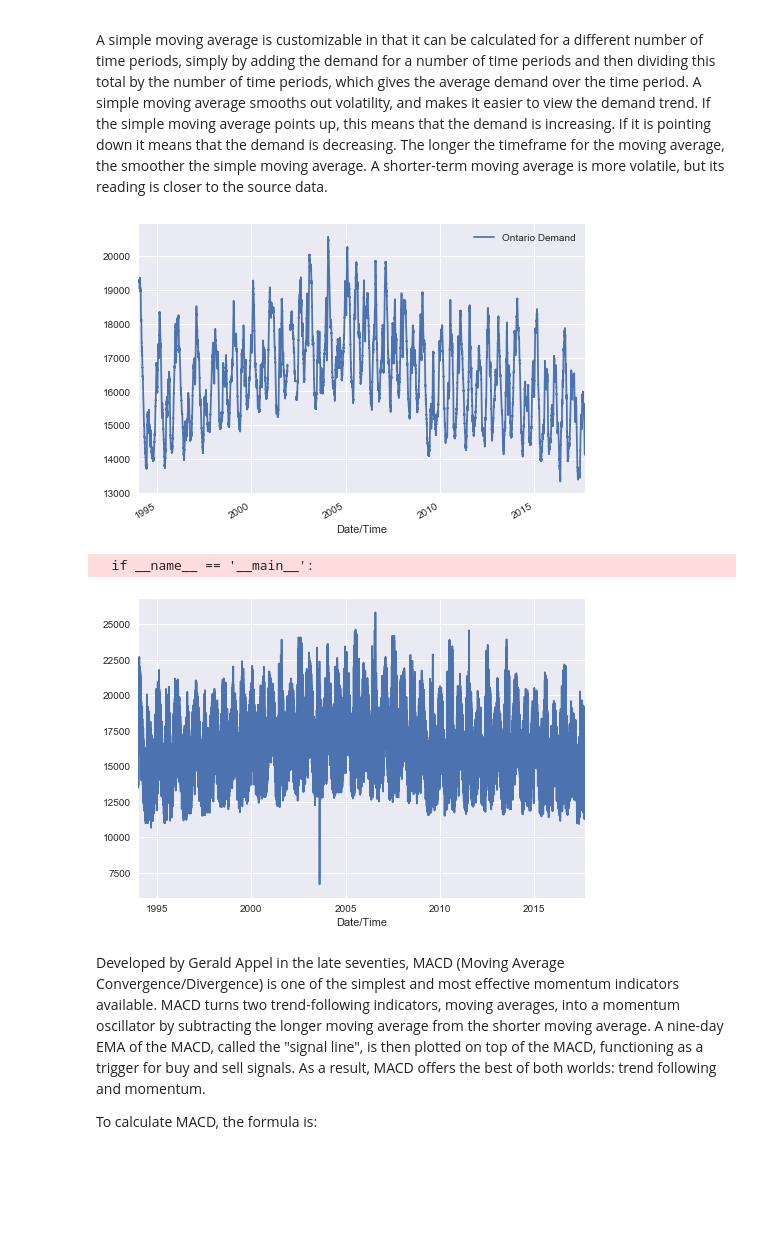
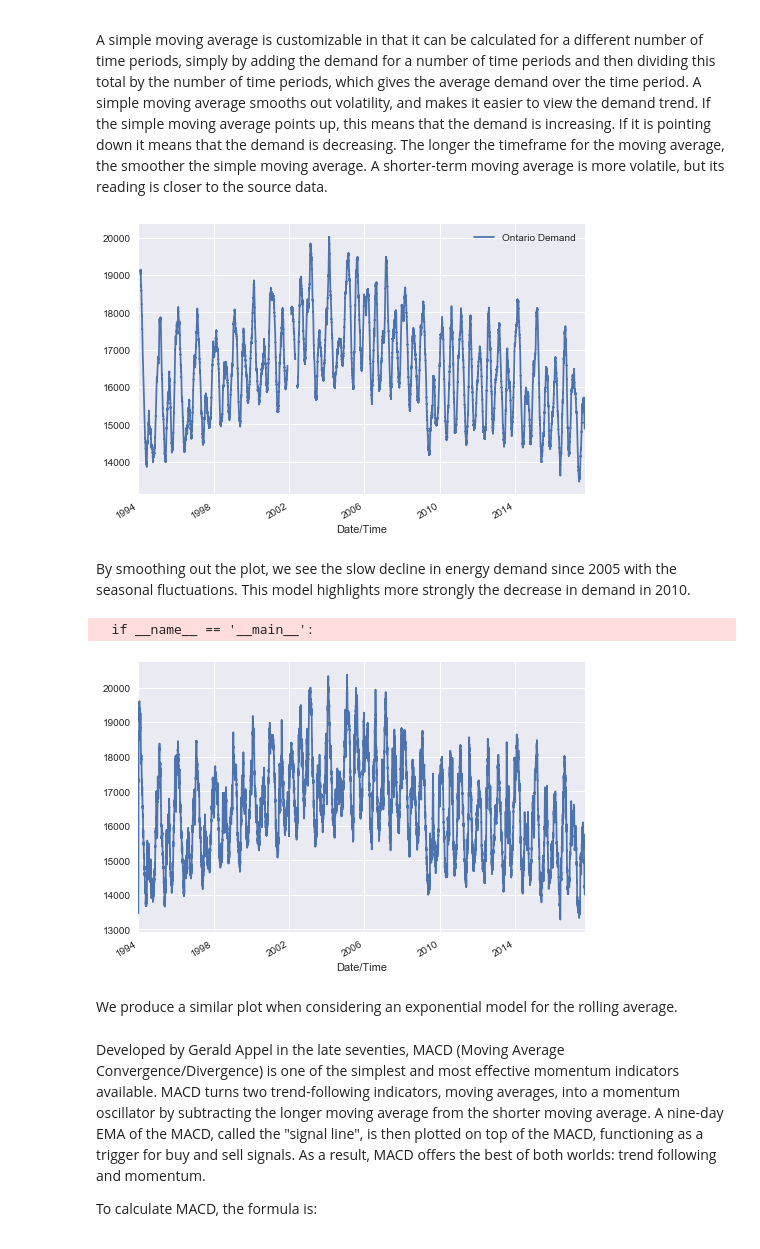
Before and after one commit to james-parks/Project2, a Jupyter notebook: CanadaEnergyUse.ipynb, the cells around one changed output. Saved outputs shown, nothing was run; the diff lists cells and outputs as text; code cells hidden in the pictures; blank space fills up the shorter version.

```diff
--- a/CanadaEnergyUse.ipynb
+++ b/CanadaEnergyUse.ipynb
@@ -526,18 +526,21 @@ sc_plot(weather_drop.drop(blackout_list),"temp_diff",'demand_diff', '#2ec21b', '
 ## Rolling Averages
 A simple moving average is customizable in that it can be calculated for a different number of time periods, simply by adding the demand for a number of time periods and then dividing this total by the number of time periods, which gives the average demand over the time period. A simple moving average smooths out volatility, and makes it easier to view the demand trend. If the simple moving average points up, this means that the demand is increasing. If it is pointing down it means that the demand is decreasing. The longer the timeframe for the moving average, the smoother the simple moving average. A shorter-term moving average is more volatile, but its reading is closer to the source data.
 # %%
-df_rolling = all_data[["Date/Time","Ontario Demand"]].sort_values(by="Date/Time").set_index("Date/Time")#.cumsum()
-df_rolling.rolling(window = 500).mean().plot(subplots=True)
-#df_rolling.head(10)
+df_rolling = all_data[["Date/Time","Ontario Demand"]].drop(blackout_list).sort_values(by="Date/Time").set_index("Date/Time")#.cumsum()
+df_rolling.rolling(window = 1000).mean().plot(subplots=True)
 plt.show()
 # %% [output]
-[figure, old version]
+[figure, new version]
+# %% [markdown]
+By smoothing out the plot, we see the slow decline in energy demand since 2005 with the seasonal fluctuations. This model highlights more strongly the decrease in demand in 2010.
 # %%
-pd.ewma(df_rolling['Ontario Demand'], span = 10, min_periods = 10).plot()
+pd.ewma(df_rolling['Ontario Demand'], span = 500, min_periods = 10).plot()
 plt.show()
 # %% [output]
   if __name__ == '__main__':
-[figure, old version]
+[figure, new version]
+# %% [markdown]
+We produce a similar plot when considering an exponential model for the rolling average.
 # %% [markdown]
 Developed by Gerald Appel in the late seventies, MACD (Moving Average Convergence/Divergence) is one of the simplest and most effective momentum indicators available. MACD turns two trend-following indicators, moving averages, into a momentum oscillator by subtracting the longer moving average from the shorter moving average. A nine-day EMA of the MACD, called the "signal line", is then plotted on top of the MACD, functioning as a trigger for buy and sell signals. As a result, MACD offers the best of both worlds: trend following and momentum.
 
```
Also changed, not shown: parts of 39 cells of this notebook.
